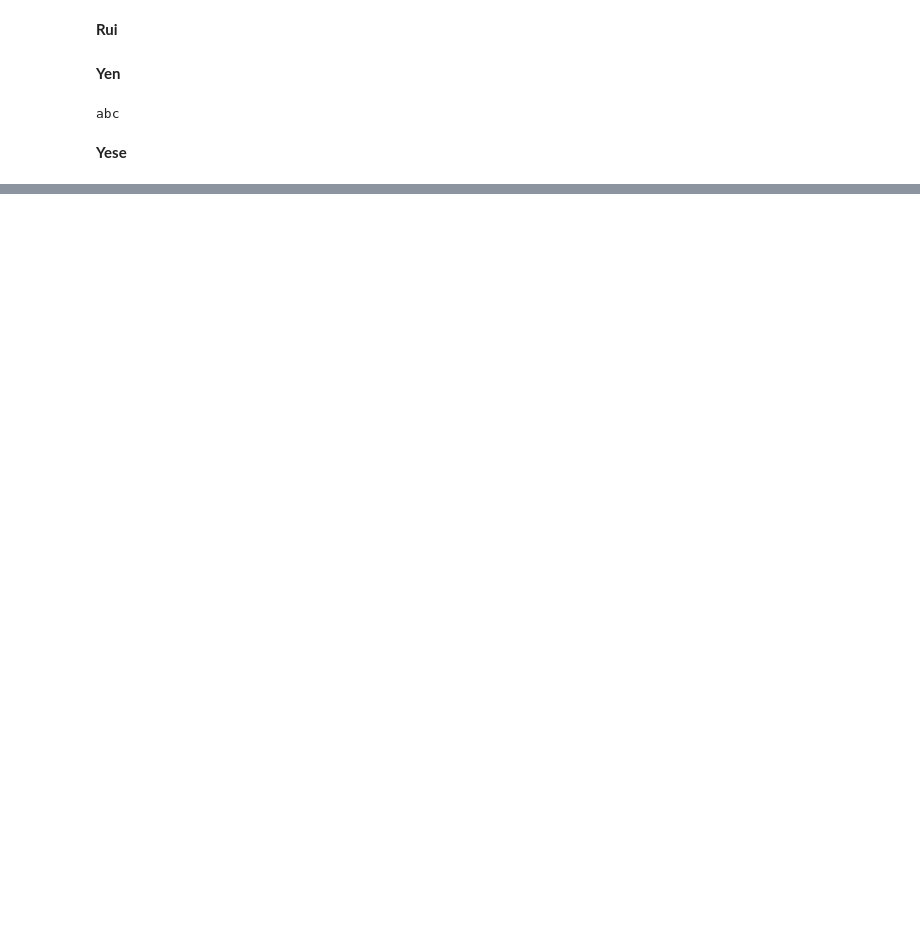
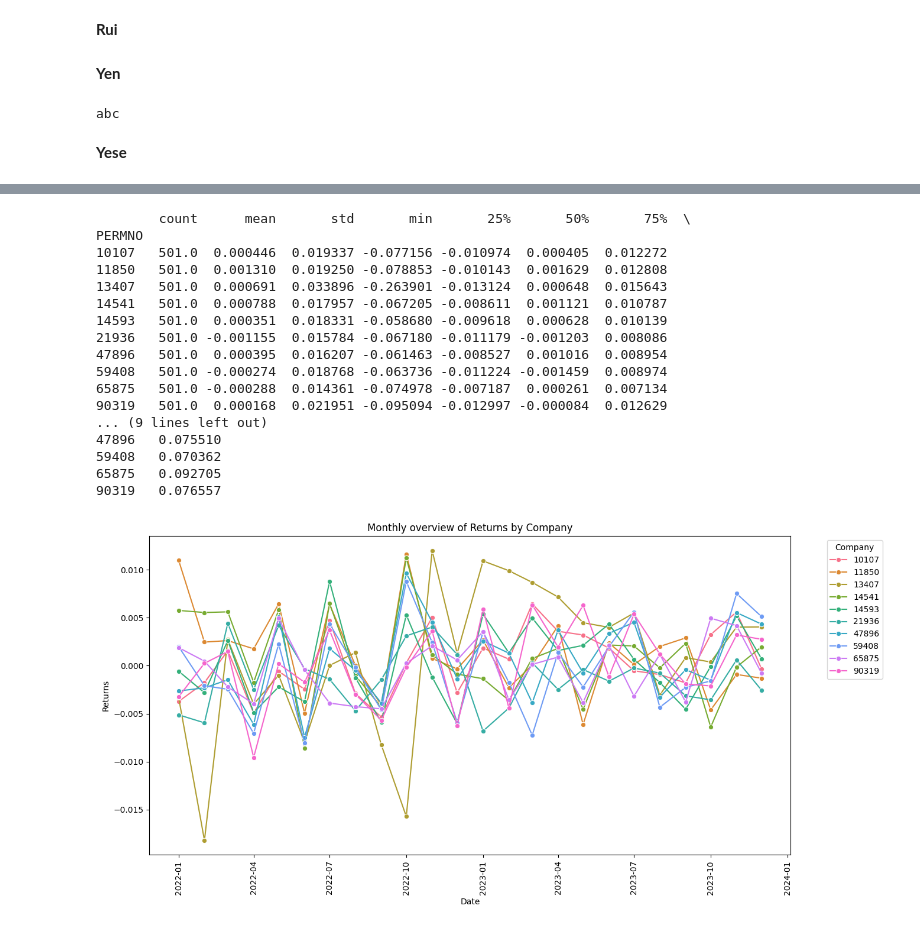
Before and after one commit to kaki1995/BA-stock-portfolio-analysis, a Jupyter notebook: Submission_Project_Codes.ipynb, the cells around one changed output, grey strips where cells are left out. Drawn from its saved outputs; the diff is of its cells as text; code cells hidden in the pictures; blank space fills up the shorter version.

```diff
--- a/Submission_Project_Codes.ipynb
+++ b/Submission_Project_Codes.ipynb
@@ -343,0 +344,41 @@ hola
+# %%
+df['date'] = pd.to_datetime(df['date'])
+
+df['RET'] = pd.to_numeric(df['RET'], errors='coerce')
+
+df['Month'] = df['date'].dt.to_period('M').dt.to_timestamp()
+df_monthly = df.groupby(['Month', 'PERMNO'])['RET'].mean().reset_index()
+
+summary_stats = df.groupby('PERMNO')['RET'].describe()
+print(summary_stats)
+
+plt.figure(figsize=(14, 7))
+palette = sns.color_palette("husl", len(df['PERMNO'].unique()))
+
+sns.lineplot(data=df_monthly, x='Month', y='RET', hue='PERMNO', palette=palette, marker='o')
+
+plt.xlabel('Date')
+plt.ylabel('Returns')
+plt.title('Monthly overview of Returns by Company')
+plt.legend(title='Company', bbox_to_anchor=(1.05, 1), loc='upper left')
+plt.xticks(rotation=90)
+plt.show()
+# %% [output]
+        count      mean       std       min       25%       50%       75%  \
+PERMNO
+10107   501.0  0.000446  0.019337 -0.077156 -0.010974  0.000405  0.012272
+11850   501.0  0.001310  0.019250 -0.078853 -0.010143  0.001629  0.012808
+13407   501.0  0.000691  0.033896 -0.263901 -0.013124  0.000648  0.015643
+14541   501.0  0.000788  0.017957 -0.067205 -0.008611  0.001121  0.010787
+14593   501.0  0.000351  0.018331 -0.058680 -0.009618  0.000628  0.010139
+21936   501.0 -0.001155  0.015784 -0.067180 -0.011179 -0.001203  0.008086
+47896   501.0  0.000395  0.016207 -0.061463 -0.008527  0.001016  0.008954
+59408   501.0 -0.000274  0.018768 -0.063736 -0.011224 -0.001459  0.008974
+65875   501.0 -0.000288  0.014361 -0.074978 -0.007187  0.000261  0.007134
+90319   501.0  0.000168  0.021951 -0.095094 -0.012997 -0.000084  0.012629
+... (9 lines left out)
+47896   0.075510
+59408   0.070362
+65875   0.092705
+90319   0.076557
+[figure, added]
```
Also changed, not shown: parts of 12 cells of this notebook, 1 other file.
